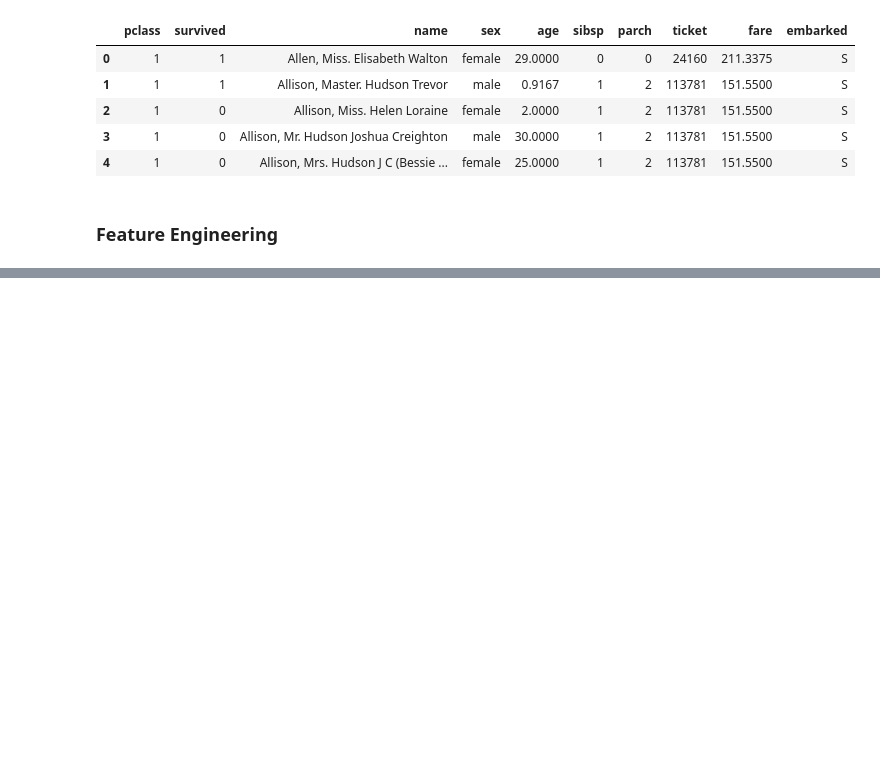
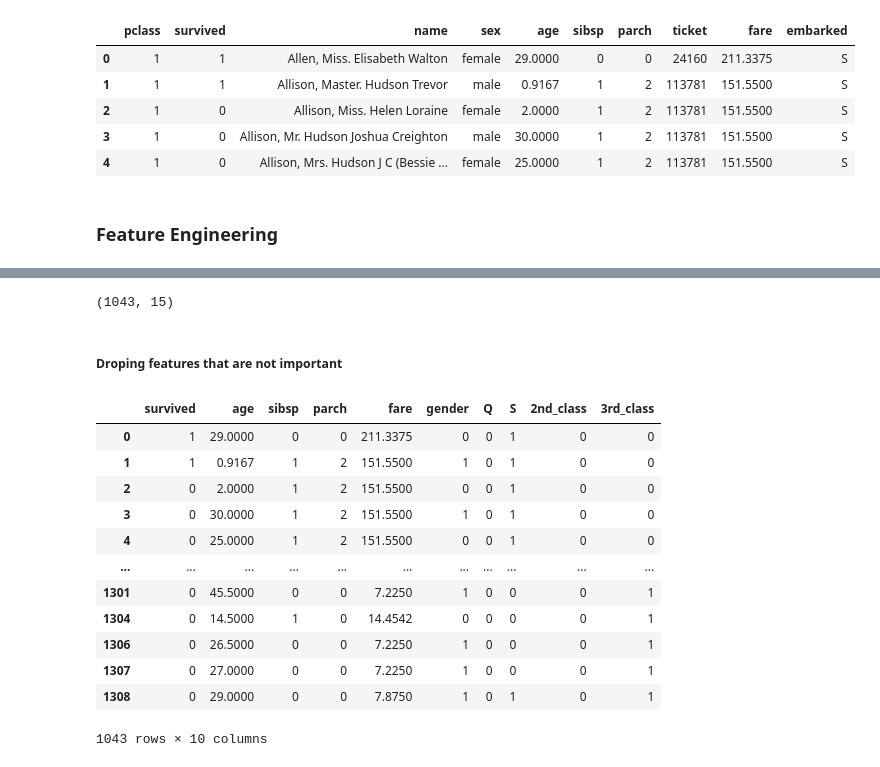
Before and after one commit to Naftal-Rainer/Titanic_Data_Analysis, a Jupyter notebook: TItanic_data_analysis.ipynb, the cells around one changed output, grey strips where cells are left out. Saved outputs shown, nothing was run; the diff lists cells and outputs as text; code cells hidden in the pictures; blank space fills up the shorter version.

```diff
--- a/TItanic_data_analysis.ipynb
+++ b/TItanic_data_analysis.ipynb
@@ -160,3 +174,9 @@ titanic_data.head()
 | 4 | 1 | 0 | Allison, Mrs. Hudson J C (Bessie ... | female | 25.0000 | 1 | 2 | 113781 | 151.5500 | S |
 # %% [markdown]
 ### Feature Engineering
+# %%
+gender = pd.get_dummies(titanic_data['sex'], drop_first=True)
+origin = pd.get_dummies(titanic_data['embarked'], drop_first=True)
+class_distinction = pd.get_dummies(titanic_data['pclass'], drop_first=True)
+
+titanic_data = pd.concat([titanic_data,gender,origin,class_distinction], axis=1)
@@ -162,0 +192,24 @@ titanic_data.head()
+# %%
+titanic_data.shape
+# %% [output]
+(1043, 15)
+# %% [markdown]
+##### Droping features that are not important
+# %%
+titanic_data.drop(['pclass','name','sex','ticket','embarked'],axis=1, inplace=True)
+# %%
+titanic_data.rename(columns={'male':'gender',2:'2nd_class',3:'3rd_class'})
+# %% [output]
+|  | survived | age | sibsp | parch | fare | gender | Q | S | 2nd_class | 3rd_class |
+| 0 | 1 | 29.0000 | 0 | 0 | 211.3375 | 0 | 0 | 1 | 0 | 0 |
+| 1 | 1 | 0.9167 | 1 | 2 | 151.5500 | 1 | 0 | 1 | 0 | 0 |
+| 2 | 0 | 2.0000 | 1 | 2 | 151.5500 | 0 | 0 | 1 | 0 | 0 |
+| 3 | 0 | 30.0000 | 1 | 2 | 151.5500 | 1 | 0 | 1 | 0 | 0 |
+| 4 | 0 | 25.0000 | 1 | 2 | 151.5500 | 0 | 0 | 1 | 0 | 0 |
+| ... | ... | ... | ... | ... | ... | ... | ... | ... | ... | ... |
+| 1301 | 0 | 45.5000 | 0 | 0 | 7.2250 | 1 | 0 | 0 | 0 | 1 |
+| 1304 | 0 | 14.5000 | 1 | 0 | 14.4542 | 0 | 0 | 0 | 0 | 1 |
+| 1306 | 0 | 26.5000 | 0 | 0 | 7.2250 | 1 | 0 | 0 | 0 | 1 |
+| 1307 | 0 | 27.0000 | 0 | 0 | 7.2250 | 1 | 0 | 0 | 0 | 1 |
+| 1308 | 0 | 29.0000 | 0 | 0 | 7.8750 | 1 | 0 | 1 | 0 | 1 |
+1043 rows × 10 columns
```
Also changed, not shown: parts of 14 cells of this notebook.
